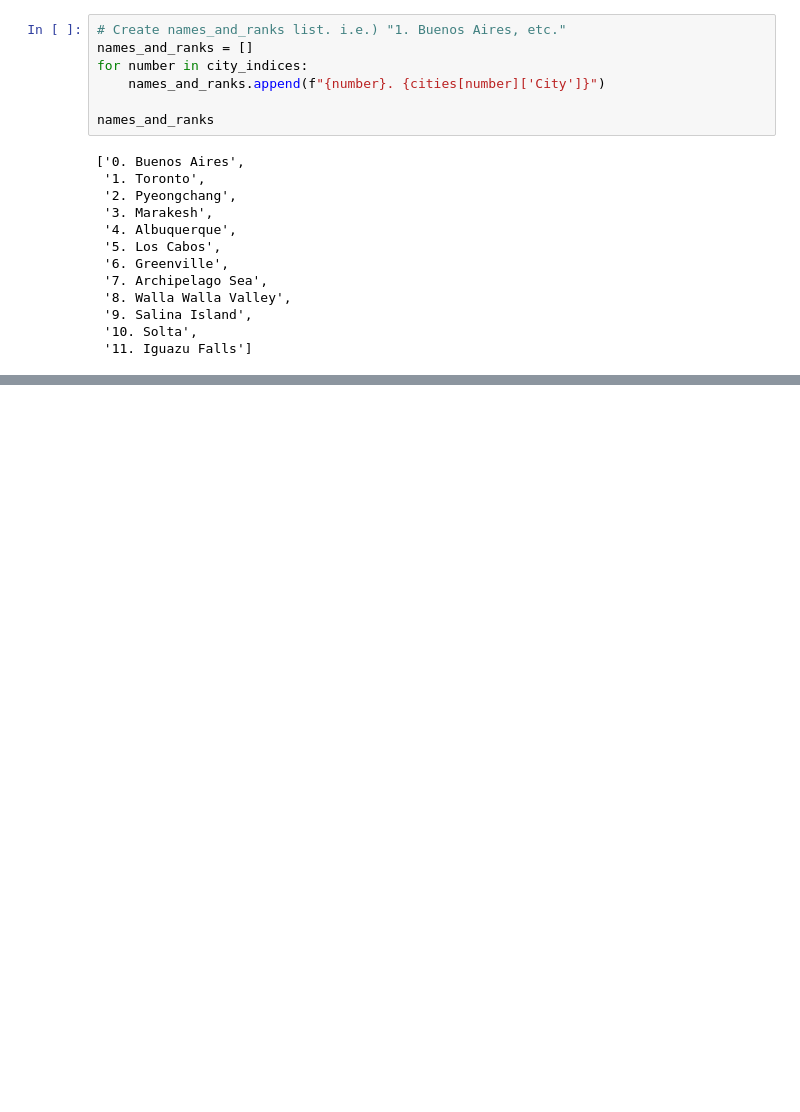
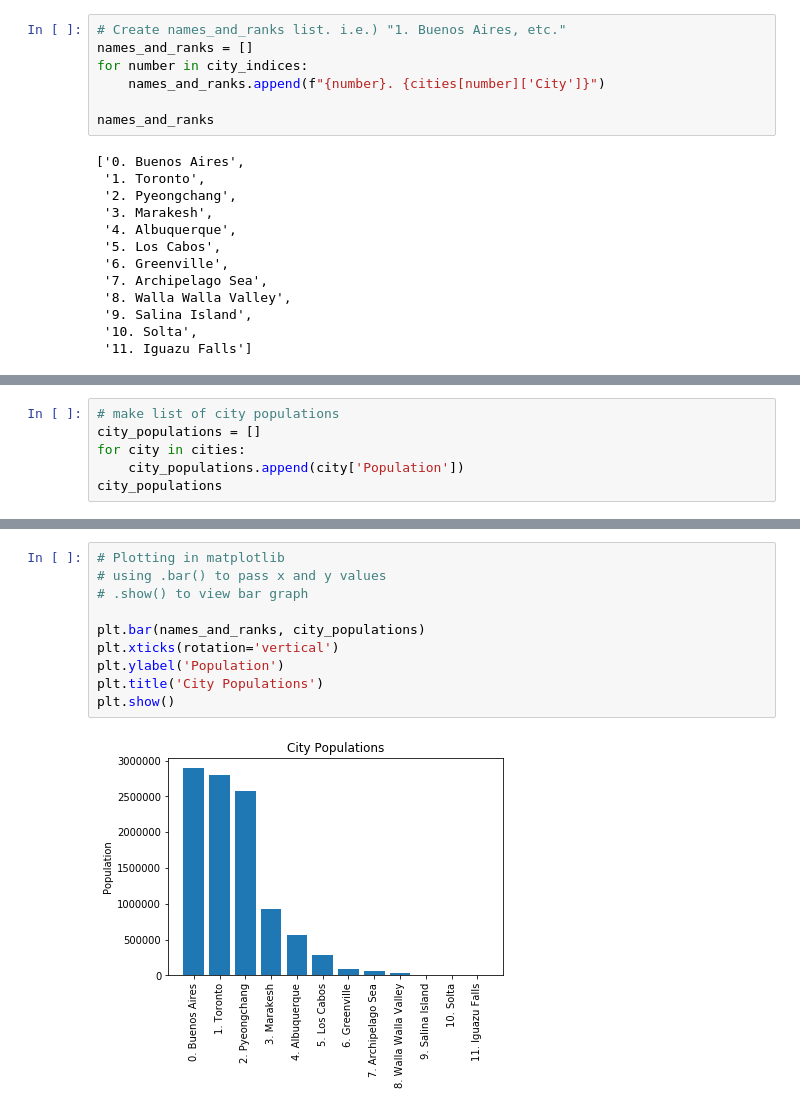
Before and after one commit to jfleury20/dsc-looping-over-collections-lab-dc-ds-111819, a Jupyter notebook: looping-over-collections-fleury.ipynb, the cells around one changed output, grey strips where cells are left out. Drawn from its saved outputs; the diff is of its cells as text; blank space fills up the shorter version.

```diff
--- a/looping-over-collections-fleury.ipynb
+++ b/looping-over-collections-fleury.ipynb
@@ -88,0 +97,6 @@ names_and_ranks
+# %%
+# make list of city populations
+city_populations = []
+for city in cities:
+    city_populations.append(city['Population'])
+city_populations
@@ -88,0 +124,12 @@ names_and_ranks
+# %%
+# Plotting in matplotlib
+# using .bar() to pass x and y values
+# .show() to view bar graph
+
+plt.bar(names_and_ranks, city_populations)
+plt.xticks(rotation='vertical')
+plt.ylabel('Population')
+plt.title('City Populations')
+plt.show()
+# %% [output]
+[figure, added]
```
Also changed, not shown: parts of 5 cells of this notebook.
